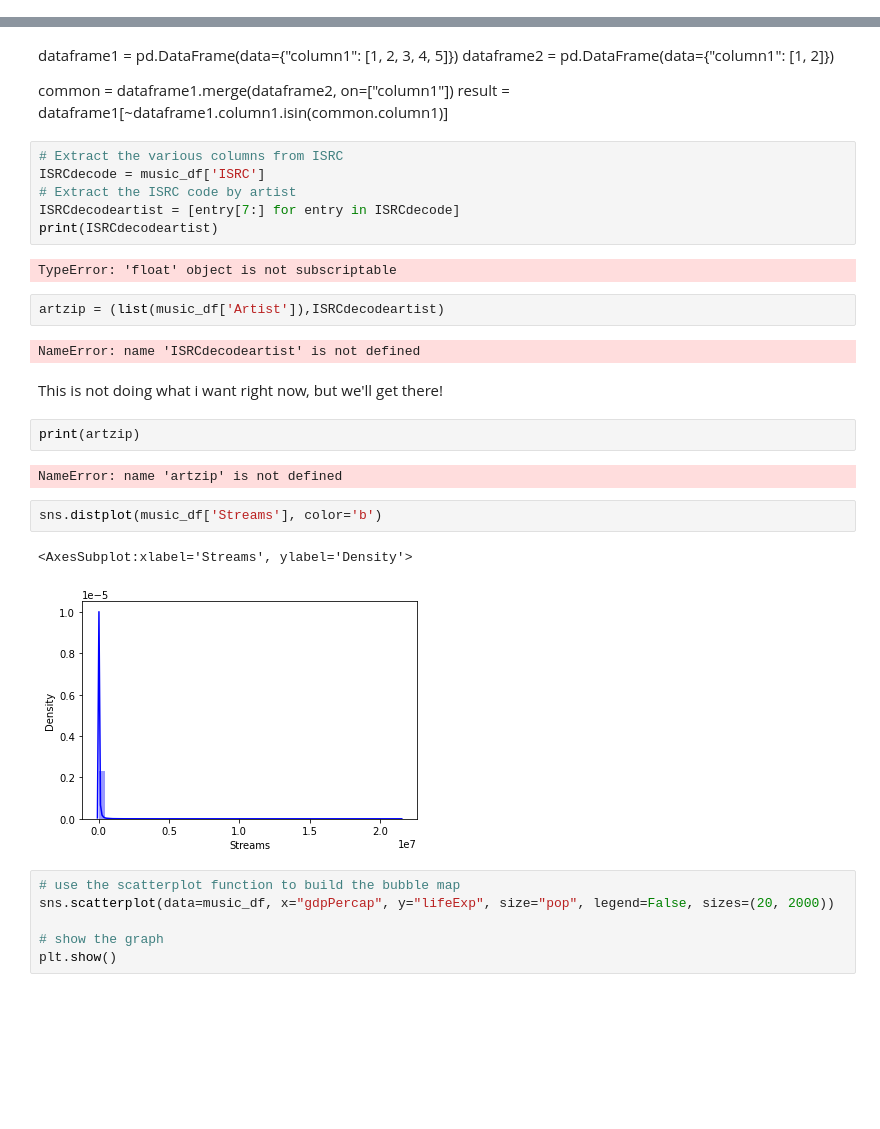
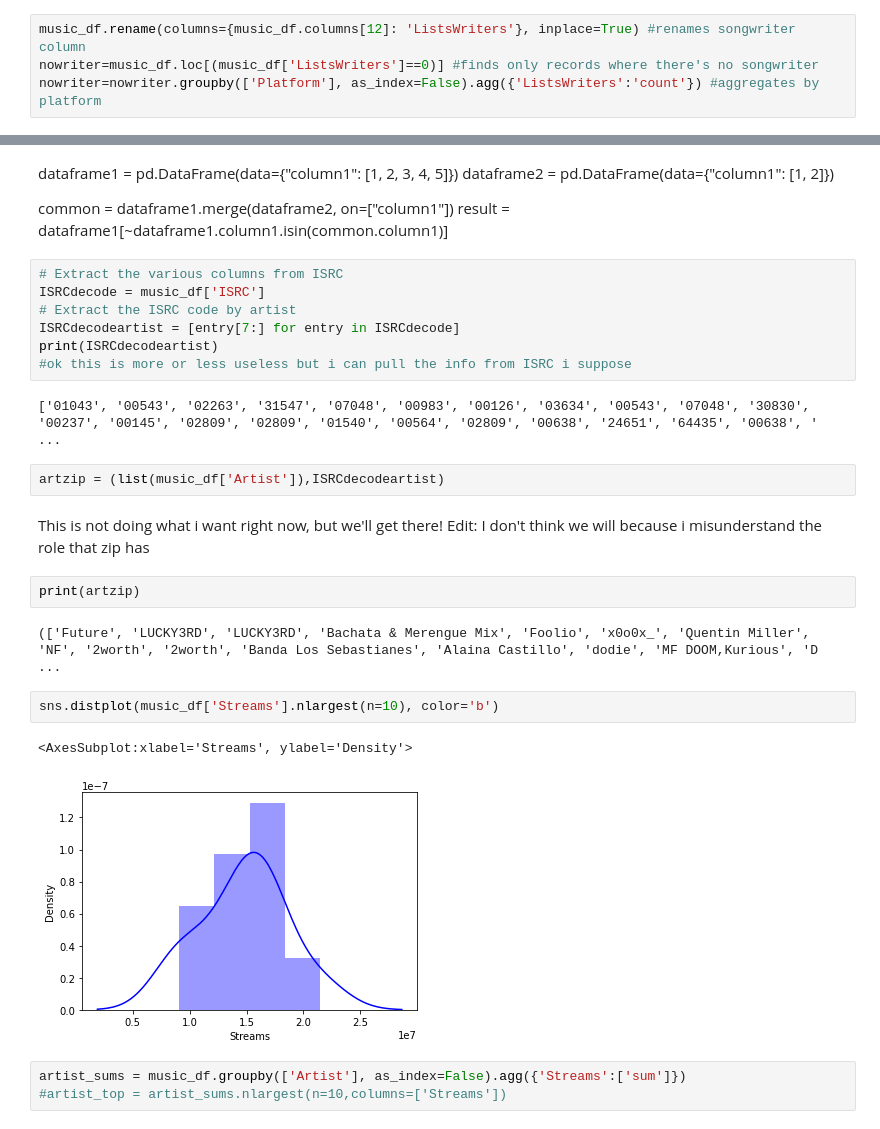
Before and after one commit to NSS-Data-Analytics-Cohort-6/mlc-project-count-dracula, a Jupyter notebook: notebooks/MLC_Phil.ipynb, the cells around one changed output, grey strips where cells are left out. Saved outputs shown, nothing was run; the diff lists cells and outputs as text; blank space fills up the shorter version.

Commit message:
These charts are hidious and i am frustrated but i will continue on for the greater good of knowledge

```diff
--- a/notebooks/MLC_Phil.ipynb
+++ b/notebooks/MLC_Phil.ipynb
@@ -129,3 +160,7 @@ music_df["Recording Duration (Seconds)"].fillna(" ", inplace = True)
+# %%
+music_df.rename(columns={music_df.columns[12]: 'ListsWriters'}, inplace=True) #renames songwriter column
+nowriter=music_df.loc[(music_df['ListsWriters']==0)] #finds only records where there's no songwriter
+nowriter=nowriter.groupby(['Platform'], as_index=False).agg({'ListsWriters':'count'}) #aggregates by platform
 # %%
 music_df.isnull().sum()
 # %% [output]
@@ -345,26 +380,22 @@ ISRCdecode = music_df['ISRC']
 # Extract the ISRC code by artist
 ISRCdecodeartist = [entry[7:] for entry in ISRCdecode]
 print(ISRCdecodeartist)
+#ok this is more or less useless but i can pull the info from ISRC i suppose
 # %% [output]
-TypeError: 'float' object is not subscriptable
+['01043', '00543', '02263', '31547', '07048', '00983', '00126', '03634', '00543', '07048', '30830', '00237', '00145', '02809', '02809', '01540', '00564', '02809', '00638', '24651', '64435', '00638', ' ...
 # %%
 artzip = (list(music_df['Artist']),ISRCdecodeartist)
-# %% [output]
-NameError: name 'ISRCdecodeartist' is not defined
 # %% [markdown]
-This is not doing what i want right now, but we'll get there!
+This is not doing what i want right now, but we'll get there! Edit: I don't think we will because i misunderstand the role that zip has
 # %%
 print(artzip)
 # %% [output]
-NameError: name 'artzip' is not defined
+(['Future', 'LUCKY3RD', 'LUCKY3RD', 'Bachata & Merengue Mix', 'Foolio', 'x0o0x_', 'Quentin Miller', 'NF', '2worth', '2worth', 'Banda Los Sebastianes', 'Alaina Castillo', 'dodie', 'MF DOOM,Kurious', 'D ...
 # %%
-sns.distplot(music_df['Streams'], color='b')
+sns.distplot(music_df['Streams'].nlargest(n=10), color='b')
 # %% [output]
 <AxesSubplot:xlabel='Streams', ylabel='Density'>
-[figure, old version]
+[figure, new version]
-# %%
-# use the scatterplot function to build the bubble map
-sns.scatterplot(data=music_df, x="gdpPercap", y="lifeExp", size="pop", legend=False, sizes=(20, 2000))
-
-# show the graph
-plt.show()
+# %%
+artist_sums = music_df.groupby(['Artist'], as_index=False).agg({'Streams':['sum']})
+#artist_top = artist_sums.nlargest(n=10,columns=['Streams'])
```
Also changed, not shown: parts of 12 cells of this notebook.
